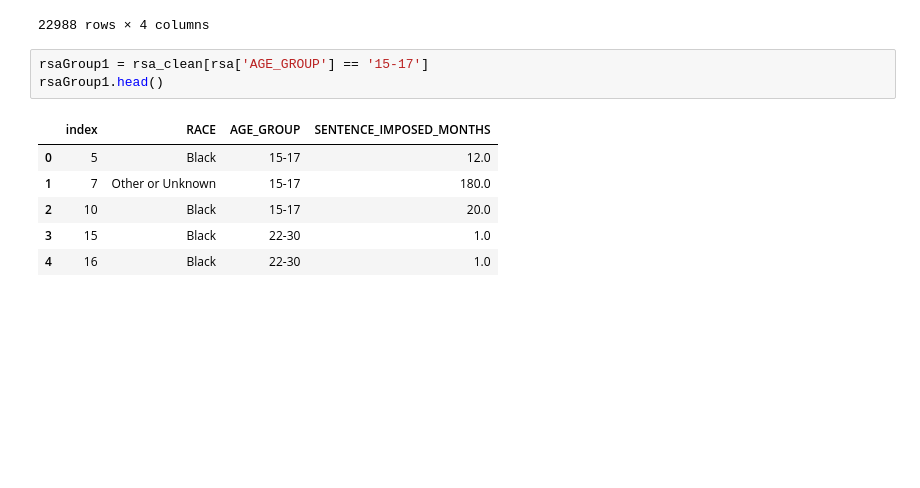
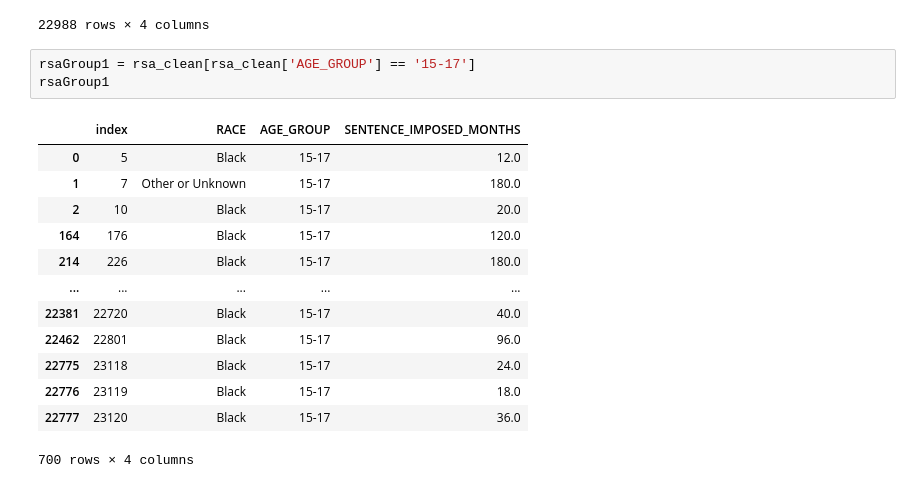
Before and after one commit to ruthwikkuppachi/INST447_Final_Project, a Jupyter notebook: api_test.ipynb, the cells around one changed output. Drawn from its saved outputs; the diff is of its cells as text; blank space fills up the shorter version.

```diff
--- a/api_test.ipynb
+++ b/api_test.ipynb
@@ -136,12 +138,19 @@ rsa_clean
 | 22987 | 23331 | Black | 18-21 | 6.0 |
 22988 rows × 4 columns
 # %%
-rsaGroup1 = rsa_clean[rsa['AGE_GROUP'] == '15-17']
-rsaGroup1.head()
+rsaGroup1 = rsa_clean[rsa_clean['AGE_GROUP'] == '15-17']
+rsaGroup1
 # %% [output]
 |  | index | RACE | AGE_GROUP | SENTENCE_IMPOSED_MONTHS |
 | 0 | 5 | Black | 15-17 | 12.0 |
 | 1 | 7 | Other or Unknown | 15-17 | 180.0 |
 | 2 | 10 | Black | 15-17 | 20.0 |
-| 3 | 15 | Black | 22-30 | 1.0 |
-| 4 | 16 | Black | 22-30 | 1.0 |
+| 164 | 176 | Black | 15-17 | 120.0 |
+| 214 | 226 | Black | 15-17 | 180.0 |
+| ... | ... | ... | ... | ... |
+| 22381 | 22720 | Black | 15-17 | 40.0 |
+| 22462 | 22801 | Black | 15-17 | 96.0 |
+| 22775 | 23118 | Black | 15-17 | 24.0 |
+| 22776 | 23119 | Black | 15-17 | 18.0 |
+| 22777 | 23120 | Black | 15-17 | 36.0 |
+700 rows × 4 columns
```
Also changed, not shown: parts of 2 cells of this notebook.
